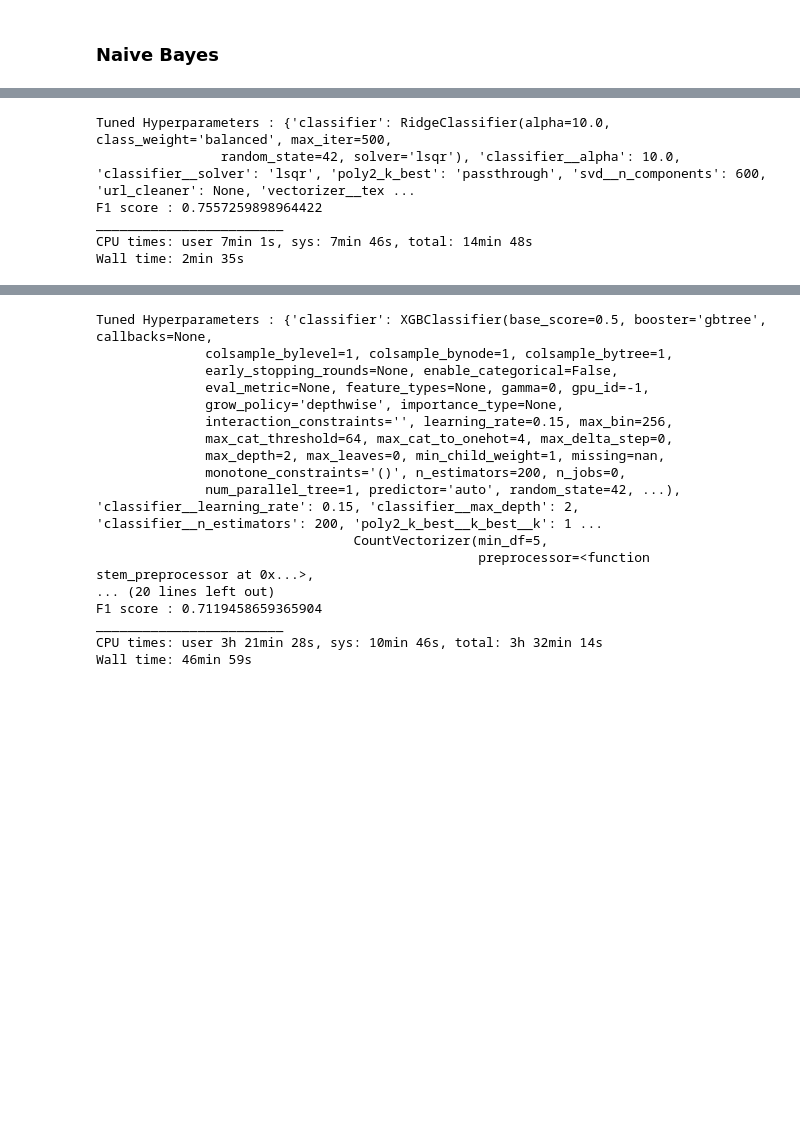
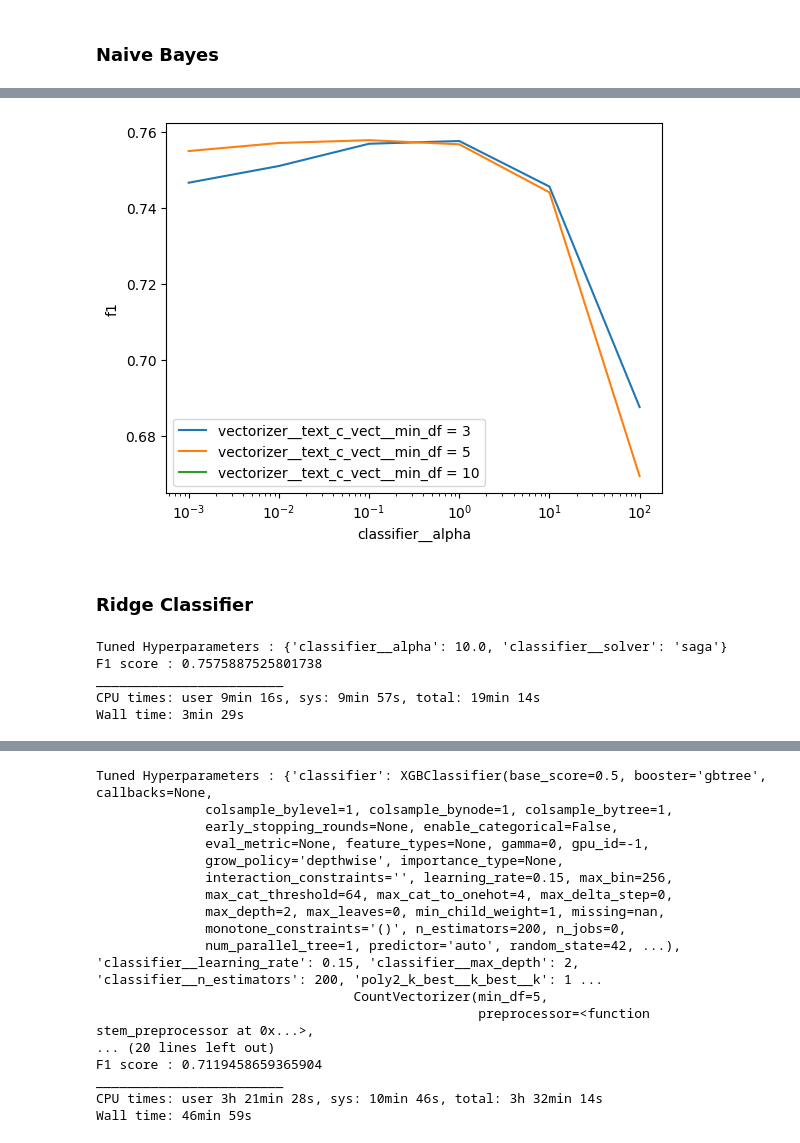
Before and after one commit to illyge/ml-zoomcamp-midterm-project, a Jupyter notebook: twitter_disasters.ipynb, the cells around one changed output, grey strips where cells are left out. Cells and saved outputs as stored; diff of their text form; code cells hidden in the pictures; blank space fills up the shorter version.

Commit message:
best transformation. Tree fine tuned

```diff
--- a/twitter_disasters.ipynb
+++ b/twitter_disasters.ipynb
@@ -1006,17 +1002,17 @@ plot_svd__range_results(svd_n_range_results)
 # %%
 best_transformation_params = {
-    Models.nb_key: {'poly2_k_best__poly2': 'passthrough', 'poly2_k_best__k_best': 1700, 'svd': 'passthrough'},
-    Models.rc_key: {'poly2_k_best': 'passthrough', 'svd__n_components': 400},
-    Models.lr_key: {'poly2_k_best__poly2': 'passthrough', 'poly2_k_best__k_best': 1525, 'svd__n_components': 600},
+    Models.nb_key: {'poly2_k_best__poly2': 'passthrough', 'poly2_k_best__k_best__k': 1750, 'svd': 'passthrough'},
+    Models.rc_key: {'poly2_k_best': 'passthrough', 'svd__n_components': 700},
+    Models.lr_key: {'poly2_k_best': 'passthrough', 'svd__n_components': 700},
     Models.tree_key: {'poly2_k_best': 'passthrough', 'svd': 'passthrough'},
-    Models.forest_key: {'poly2_k_best__poly2': 'passthrough', 'poly2_k_best__k_best': 1300, 'svd__n_components': 400},
-    Models.xgb_key: {'poly2_k_best__k_best': 1750, 'svd__n_components': 700}
+    Models.forest_key: {'poly2_k_best': 'passthrough', 'svd': 'passthrough'},
+    Models.xgb_key: {'poly2_k_best__poly2': 'passthrough', 'poly2_k_best__k_best__k': 1600, 'svd': 'passthrough'}
 }
 
 def make_best_transformation_pipeline(key):
     pipeline = pipe_with_transformations(key)
 
-    pipeline.set_params(**(best_transformation_params[key] ))
+    pipeline.set_params(**(best_transformation_params[key]))
     return pipeline
 # %%
 best_transformation_pipelines = {
@@ -1427,3 +1022,0 @@ Pipeline(steps=[('url_cleaner', [None]),
-# %%
-complete_pipeline.get_params().keys()
-complete_pipeline.fit(X_full_train, y_full_train, **(best_transformations[nb_key]))
@@ -1463,5 +1056,5 @@ nb_tuning_grid = {
     'classifier__alpha': np.logspace(-3,2,6)
 }
 
-nb_tuning_results = tune_params(complete_pipeline, nb_tuning_grid, nb_best_transformation)
+nb_tuning_results = grid_search(make_best_transformation_pipeline(Models.nb_key), nb_tuning_grid, X_full_train, y_full_train)
 # %% [output]
@@ -1473,3 +1066,29 @@ Wall time: 5.06 s
+# %%
+def plot_grid_results(results, x_var, legend_var=None, log=False):
+    if legend_var is None:
+        legend_values=['dummy']
+    else:
+        legend_values=results.param_grid[legend_var]
+    for l_val in legend_values:
+        scores = results.cv_results_['mean_test_score']
+        x_values =  results.cv_results_[f'param_{x_var}'].data
+        if legend_var:
+            mask = [item[legend_var] == l_val for item in results.cv_results_['params']]
+            scores = scores[mask]
+            x_values = x_values[mask]
+        if log:
+            axes = plt.subplot()
+            axes.set_xscale('log')
+        plt.plot(x_values, scores, label=f'{legend_var} = {l_val}' if legend_var else '')
+    plt.xlabel(x_var)
+    plt.ylabel(results.scoring)
+    plt.legend()
+# %%
+plot_grid_results(nb_tuning_results, 'classifier__alpha', legend_var='vectorizer__text_c_vect__min_df', log=True)
+# %% [output]
+[figure, added]
+# %% [markdown]
+### Ridge Classifier
 # %%
 %%time
 rc_tuning_grid = {
@@ -1477,11 +1096,10 @@ rc_tuning_grid = {
     'classifier__solver': ['lsqr', 'saga', 'sag'],
 }
 
-rc_tuning_results = tune_params(complete_pipeline, rc_tuning_grid, rc_best_transformation)
+rc_tuning_results = grid_search(make_best_transformation_pipeline(Models.rc_key), rc_tuning_grid, X_full_train, y_full_train)
 # %% [output]
-Tuned Hyperparameters : {'classifier': RidgeClassifier(alpha=10.0, class_weight='balanced', max_iter=500,
-                random_state=42, solver='lsqr'), 'classifier__alpha': 10.0, 'classifier__solver': 'lsqr', 'poly2_k_best': 'passthrough', 'svd__n_components': 600, 'url_cleaner': None, 'vectorizer__tex ...
-F1 score : 0.7557259898964422
+Tuned Hyperparameters : {'classifier__alpha': 10.0, 'classifier__solver': 'saga'}
+F1 score : 0.7575887525801738
 ________________________
-CPU times: user 7min 1s, sys: 7min 46s, total: 14min 48s
-Wall time: 2min 35s
+CPU times: user 9min 16s, sys: 9min 57s, total: 19min 14s
+Wall time: 3min 29s
```
Also changed, not shown: parts of 77 cells of this notebook, 1 other file.
